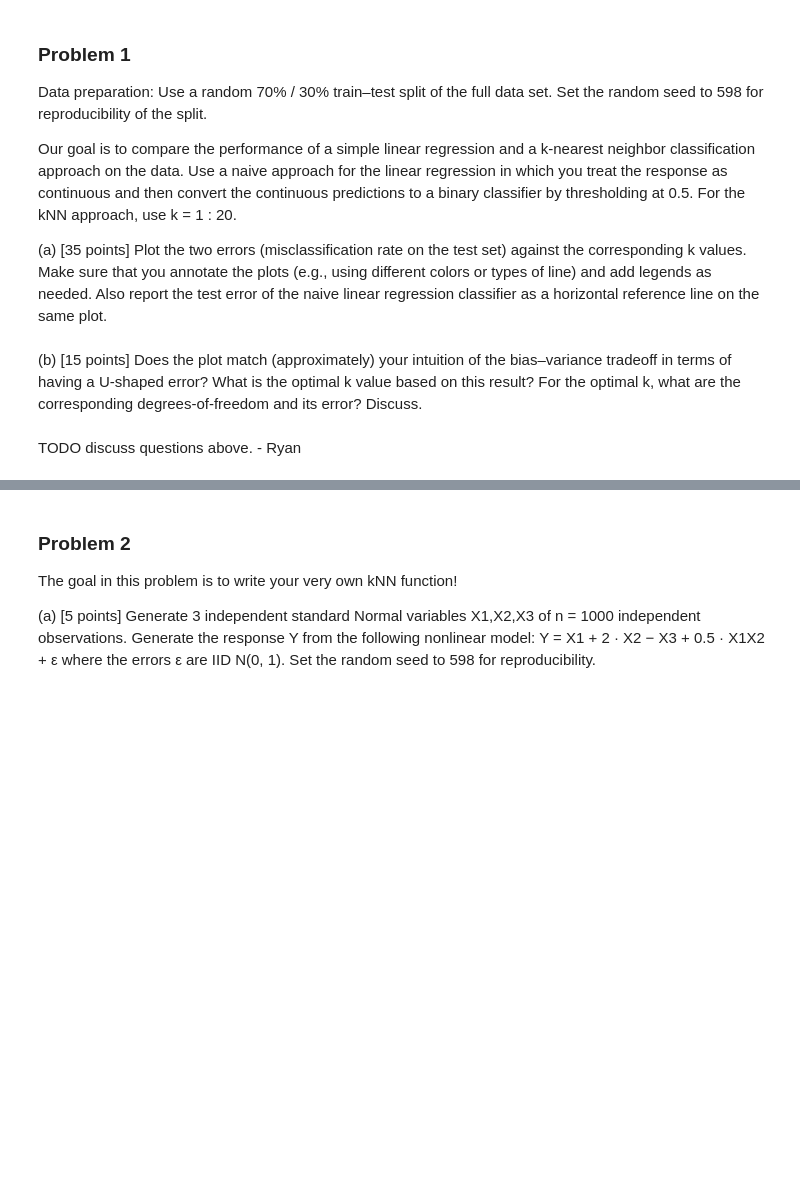
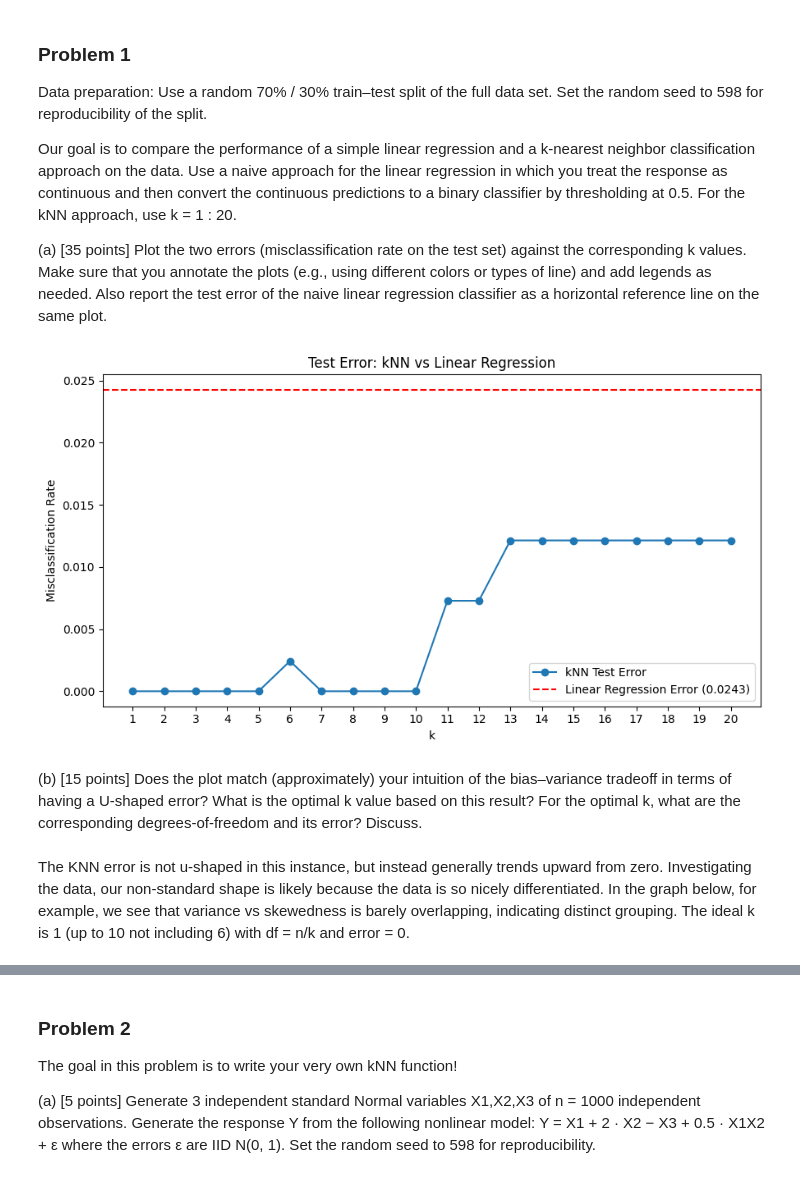
Before and after one commit to uiuc-msynowiec/cs598_psl, a Jupyter notebook: CodingAssignments/CA1/CS598_PSL_CA_1_Mark.ipynb, the cells around one changed output, grey strips where cells are left out. Cells and saved outputs as stored; diff of their text form; code cells hidden in the pictures; blank space fills up the shorter version.

Commit message:
Merged Problem 1 from Ryan's notebook. Updated 2a and completed 2c.

```diff
--- a/CodingAssignments/CA1/CS598_PSL_CA_1_Mark.ipynb
+++ b/CodingAssignments/CA1/CS598_PSL_CA_1_Mark.ipynb
@@ -62,7 +79,48 @@ Our goal is to compare the performance of a simple linear regression and a k-nea
 (a) [35 points] Plot the two errors (misclassification rate on the test set) against the corresponding k values. Make sure that you annotate the plots (e.g., using different colors or types of line) and add legends as needed. Also report the test error of the naive linear regression classifier as a horizontal reference line on the same plot.
 # %%
 #TODO - Anirudh
+import numpy as np
+import matplotlib.pyplot as plt
+import sklearn.model_selection
+import sklearn.linear_model
+import sklearn.neighbors
+
+# 70/30 train-test split with seed 598
+X_train, X_test, y_train, y_test = sklearn.model_selection.train_test_split(X, y, test_size=0.3, random_state=598)
+
+# Naive linear regression: treat class as continuous, threshold at 0.5
+lr = sklearn.linear_model.LinearRegression()
+lr.fit(X_train, y_train)
+y_pred_lr = (lr.predict(X_test) >= 0.5).astype(int)
+#lr_error = np.count_nonzero(y_pred_lr != y_test.values) / len(y_test)
+lr_error = np.mean(y_pred_lr != y_test.values)
+
+# kNN for k = 1..20
+knn_errors = []
+knn_errors2 = []
+for k in range(1, 21):
+    #print(k)
+    knn = sklearn.neighbors.KNeighborsClassifier(n_neighbors=k)
+    knn.fit(X_train, y_train.values.ravel())
+    knn_errors.append(np.mean(knn.predict(X_test) != y_test.values.ravel()))
+    # I couldnt get this to work, not its not required. I was planning on checking the manual
+    # kNN against the problem 1 results
+    #knn_errors2.append(np.mean(mykNN(X_train, y_train, X_test, k) != y_test))
+
+# Plot
+plt.figure(figsize=(9, 5))
+plt.plot(range(1, 21), knn_errors, marker='o', label='kNN Test Error')
+plt.axhline(lr_error, color='red', linestyle='--', label=f'Linear Regression Error ({lr_error:.4f})')
+plt.xlabel('k')
+plt.ylabel('Misclassification Rate')
+plt.title('Test Error: kNN vs Linear Regression')
+plt.xticks(range(1, 21))
+plt.legend()
+plt.tight_layout()
+plt.show()
+# %% [output]
+[figure, added]
 # %% [markdown]
 (b) [15 points] Does the plot match (approximately) your intuition of the bias–variance tradeoff in terms of having a U-shaped error? What is the optimal k value based on this result? For the optimal k, what are the corresponding degrees-of-freedom and its error? Discuss.
 # %% [markdown]
-TODO discuss questions above. - Ryan
+The KNN error is not u-shaped in this instance, but instead generally trends upward from zero. Investigating the data, our non-standard shape is likely because the data is so nicely differentiated. In the graph below, for example, we see that variance vs skewedness is barely overlapping, indicating distinct grouping. The ideal k is 1 (up to 10 not including 6) with df = n/k and error = 0.
```
Also changed, not shown: parts of 4 cells of this notebook.
